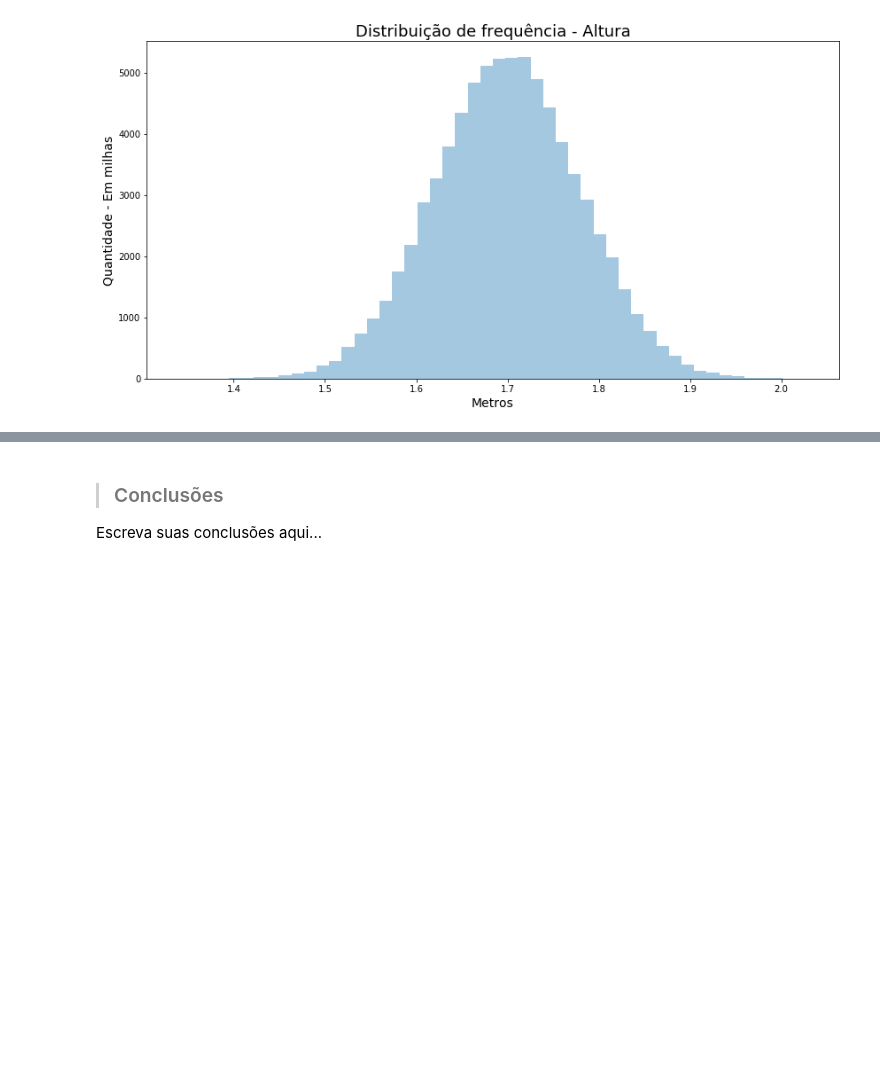
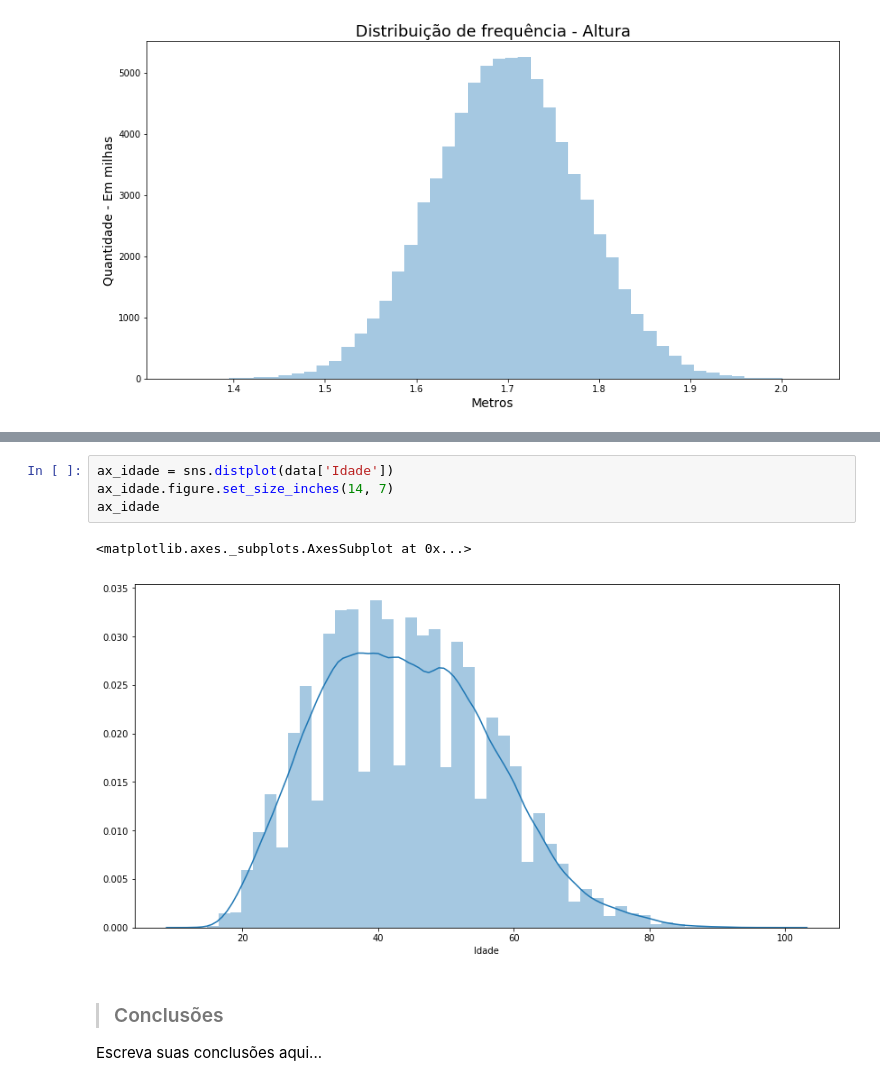
Before and after one commit to dougbatista/data-science-estatistica, a Jupyter notebook: Análise_Descritiva_exame.ipynb, the cells around one changed output, grey strips where cells are left out. Cells and saved outputs as stored; diff of their text form; blank space fills up the shorter version.

```diff
--- a/Análise_Descritiva_exame.ipynb
+++ b/Análise_Descritiva_exame.ipynb
@@ -269,6 +269,13 @@ ax
 # %% [output]
 <matplotlib.axes._subplots.AxesSubplot at 0x...>
 [figure]
+# %%
+ax_idade = sns.distplot(data['Idade'])
+ax_idade.figure.set_size_inches(14, 7)
+ax_idade
+# %% [output]
+<matplotlib.axes._subplots.AxesSubplot at 0x...>
+[figure, added]
 # %% [markdown]
 > ### Conclusões
 
```
Also changed, not shown: parts of 12 cells of this notebook.
